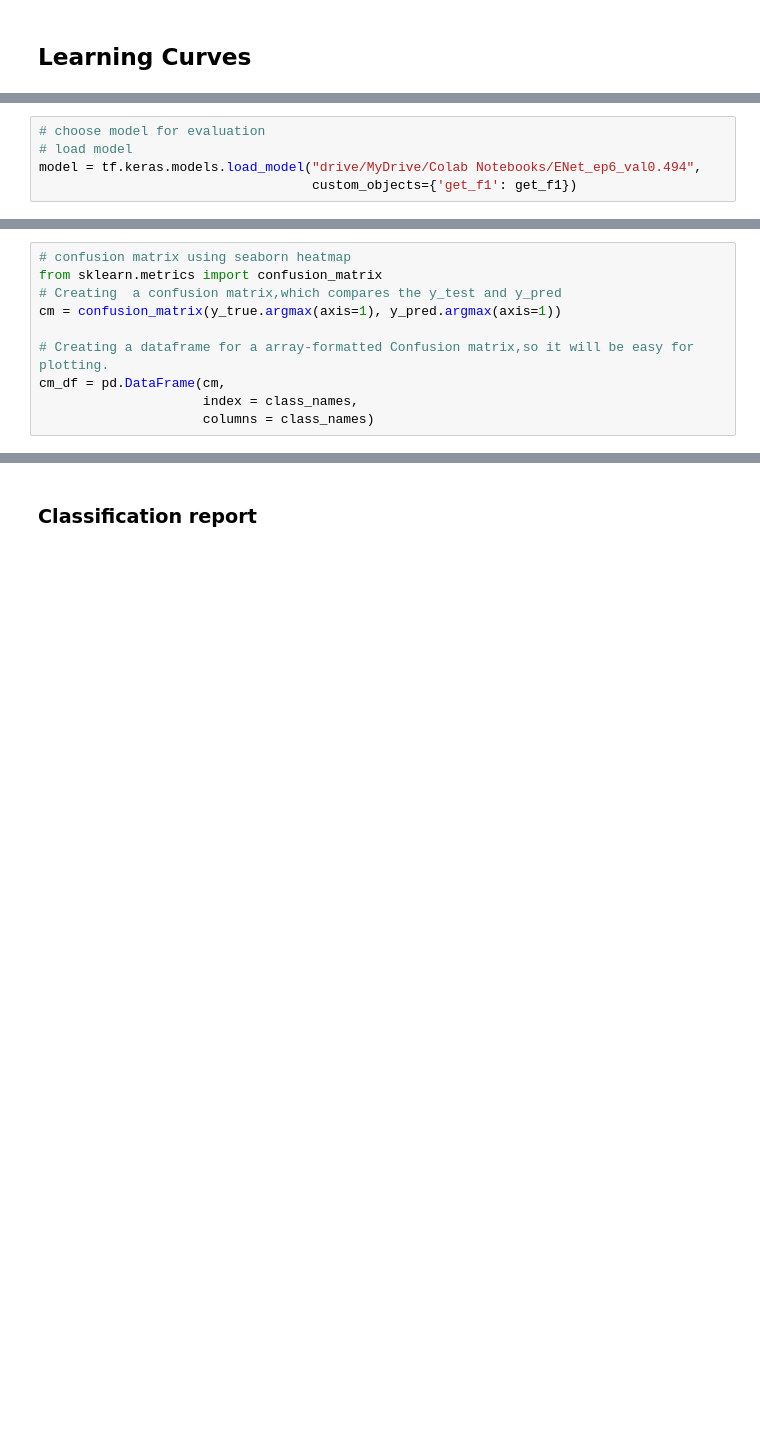
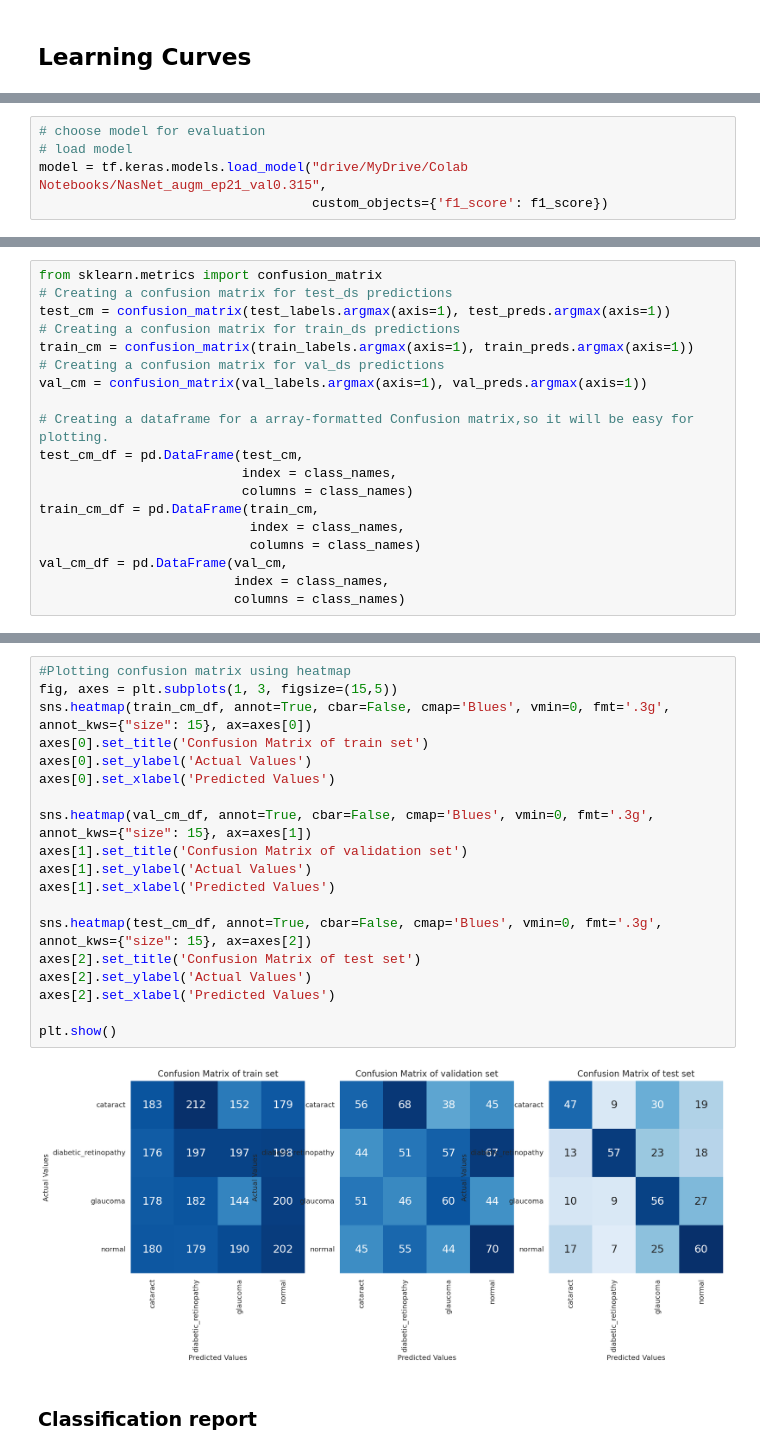
Before and after one commit to yxmauw/eye-disease-classification, a Jupyter notebook: NasNetLarge.ipynb, the cells around one changed output, grey strips where cells are left out. Saved outputs shown, nothing was run; the diff lists cells and outputs as text; blank space fills up the shorter version.

```diff
--- a/NasNetLarge.ipynb
+++ b/NasNetLarge.ipynb
@@ -617,5 +569,5 @@ __References:__
 # %%
 # choose model for evaluation
 # load model
-model = tf.keras.models.load_model("drive/MyDrive/Colab Notebooks/ENet_ep6_val0.494",
-                                   custom_objects={'get_f1': get_f1})
+model = tf.keras.models.load_model("drive/MyDrive/Colab Notebooks/NasNet_augm_ep21_val0.315",
+                                   custom_objects={'f1_score': f1_score})
@@ -682,10 +724,19 @@ Predicted labels: [[0. 0. 0. 1.]
 # %%
-# confusion matrix using seaborn heatmap
 from sklearn.metrics import confusion_matrix
-# Creating  a confusion matrix,which compares the y_test and y_pred
-cm = confusion_matrix(y_true.argmax(axis=1), y_pred.argmax(axis=1))
+# Creating a confusion matrix for test_ds predictions
+test_cm = confusion_matrix(test_labels.argmax(axis=1), test_preds.argmax(axis=1))
+# Creating a confusion matrix for train_ds predictions
+train_cm = confusion_matrix(train_labels.argmax(axis=1), train_preds.argmax(axis=1))
+# Creating a confusion matrix for val_ds predictions
+val_cm = confusion_matrix(val_labels.argmax(axis=1), val_preds.argmax(axis=1))
 
 # Creating a dataframe for a array-formatted Confusion matrix,so it will be easy for plotting.
-cm_df = pd.DataFrame(cm,
-                     index = class_names,
-                     columns = class_names)
+test_cm_df = pd.DataFrame(test_cm,
+                          index = class_names,
+                          columns = class_names)
+train_cm_df = pd.DataFrame(train_cm,
+                           index = class_names,
+                           columns = class_names)
+val_cm_df = pd.DataFrame(val_cm,
+                         index = class_names,
+                         columns = class_names)
@@ -702,3 +743,24 @@ plt.show()
+# %%
+#Plotting confusion matrix using heatmap
+fig, axes = plt.subplots(1, 3, figsize=(15,5))
+sns.heatmap(train_cm_df, annot=True, cbar=False, cmap='Blues', vmin=0, fmt='.3g', annot_kws={"size": 15}, ax=axes[0])
+axes[0].set_title('Confusion Matrix of train set')
+axes[0].set_ylabel('Actual Values')
+axes[0].set_xlabel('Predicted Values')
+
+sns.heatmap(val_cm_df, annot=True, cbar=False, cmap='Blues', vmin=0, fmt='.3g', annot_kws={"size": 15}, ax=axes[1])
+axes[1].set_title('Confusion Matrix of validation set')
+axes[1].set_ylabel('Actual Values')
+axes[1].set_xlabel('Predicted Values')
+
+sns.heatmap(test_cm_df, annot=True, cbar=False, cmap='Blues', vmin=0, fmt='.3g', annot_kws={"size": 15}, ax=axes[2])
+axes[2].set_title('Confusion Matrix of test set')
+axes[2].set_ylabel('Actual Values')
+axes[2].set_xlabel('Predicted Values')
+
+plt.show()
+# %% [output]
+[figure, added]
 # %% [markdown]
 ### Classification report
 # %%
```
Also changed, not shown: parts of 29 cells of this notebook.
